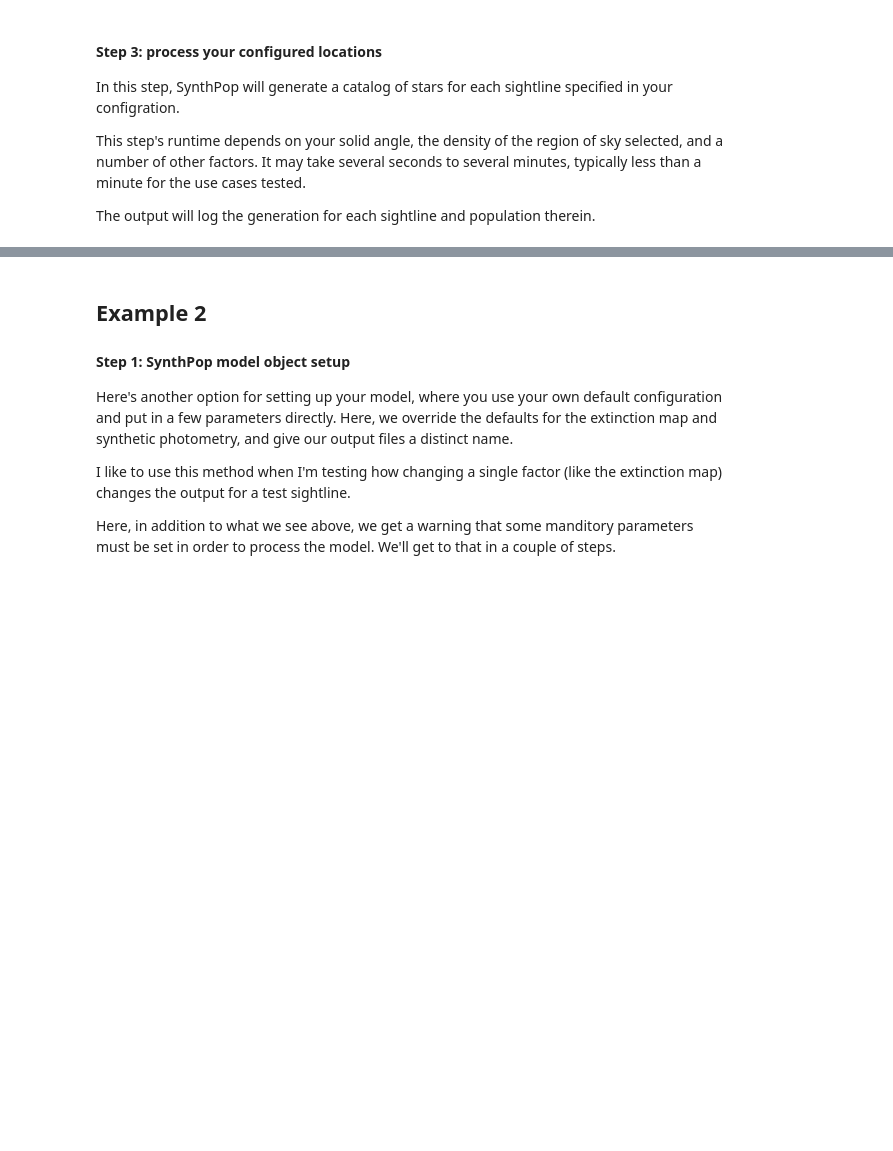
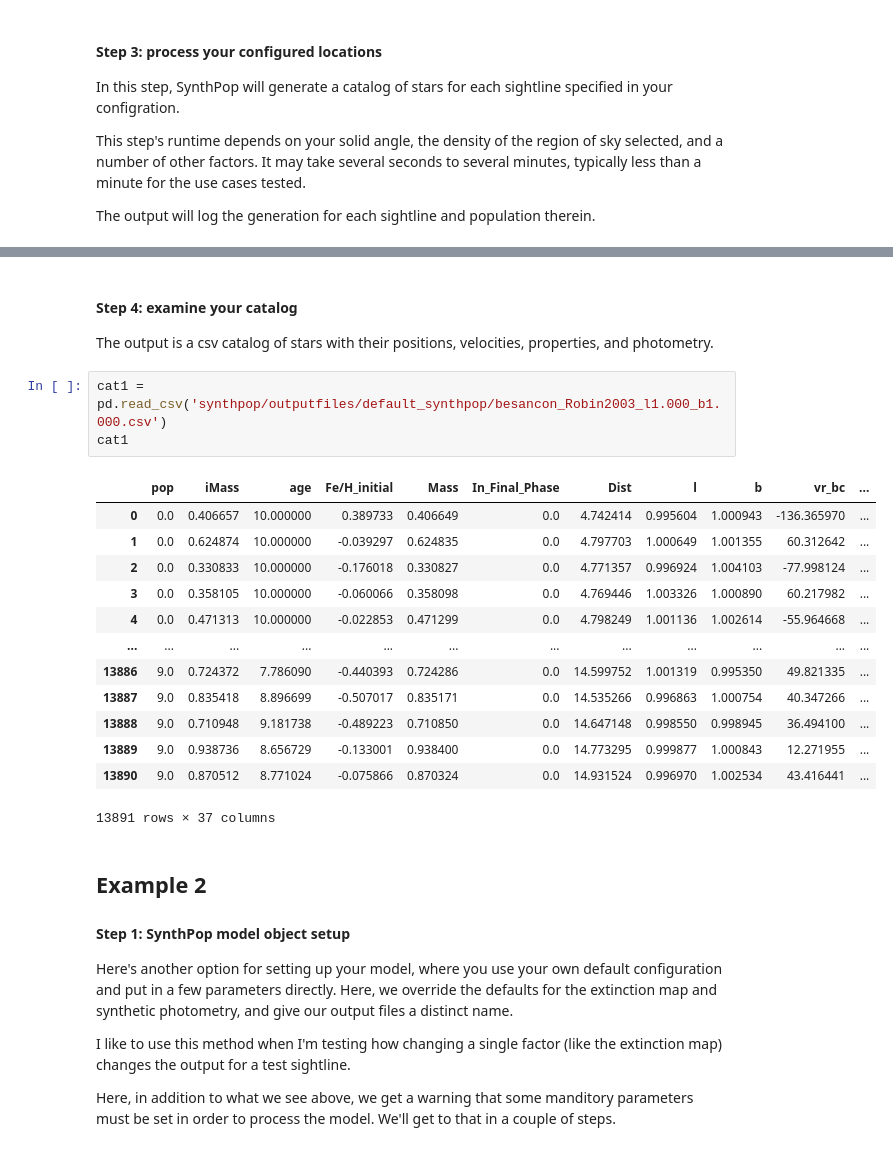
Before and after one commit to synthpop-galaxy/synthpop, a Jupyter notebook: TUTORIAL.ipynb, the cells around one changed output, grey strips where cells are left out. Saved outputs shown, nothing was run; the diff lists cells and outputs as text; blank space fills up the shorter version.

```diff
--- a/TUTORIAL.ipynb
+++ b/TUTORIAL.ipynb
@@ -78,3 +99,24 @@ mod1.process_all()
+# %% [markdown]
+#### Step 4: examine your catalog
+
+The output is a csv catalog of stars with their positions, velocities, properties, and photometry.
+# %%
+cat1 = pd.read_csv('synthpop/outputfiles/default_synthpop/besancon_Robin2003_l1.000_b1.000.csv')
+cat1
+# %% [output]
+|  | pop | iMass | age | Fe/H_initial | Mass | In_Final_Phase | Dist | l | b | vr_bc | ... |
+| 0 | 0.0 | 0.406657 | 10.000000 | 0.389733 | 0.406649 | 0.0 | 4.742414 | 0.995604 | 1.000943 | -136.365970 | ... |
+| 1 | 0.0 | 0.624874 | 10.000000 | -0.039297 | 0.624835 | 0.0 | 4.797703 | 1.000649 | 1.001355 | 60.312642 | ... |
+| 2 | 0.0 | 0.330833 | 10.000000 | -0.176018 | 0.330827 | 0.0 | 4.771357 | 0.996924 | 1.004103 | -77.998124 | ... |
+| 3 | 0.0 | 0.358105 | 10.000000 | -0.060066 | 0.358098 | 0.0 | 4.769446 | 1.003326 | 1.000890 | 60.217982 | ... |
+| 4 | 0.0 | 0.471313 | 10.000000 | -0.022853 | 0.471299 | 0.0 | 4.798249 | 1.001136 | 1.002614 | -55.964668 | ... |
+| ... | ... | ... | ... | ... | ... | ... | ... | ... | ... | ... | ... |
+| 13886 | 9.0 | 0.724372 | 7.786090 | -0.440393 | 0.724286 | 0.0 | 14.599752 | 1.001319 | 0.995350 | 49.821335 | ... |
+| 13887 | 9.0 | 0.835418 | 8.896699 | -0.507017 | 0.835171 | 0.0 | 14.535266 | 0.996863 | 1.000754 | 40.347266 | ... |
+| 13888 | 9.0 | 0.710948 | 9.181738 | -0.489223 | 0.710850 | 0.0 | 14.647148 | 0.998550 | 0.998945 | 36.494100 | ... |
+| 13889 | 9.0 | 0.938736 | 8.656729 | -0.133001 | 0.938400 | 0.0 | 14.773295 | 0.999877 | 1.000843 | 12.271955 | ... |
+| 13890 | 9.0 | 0.870512 | 8.771024 | -0.075866 | 0.870324 | 0.0 | 14.931524 | 0.996970 | 1.002534 | 43.416441 | ... |
+13891 rows × 37 columns
 # %% [markdown]
 ## Example 2
 
```
Also changed, not shown: parts of 9 cells of this notebook, 2 other files.
